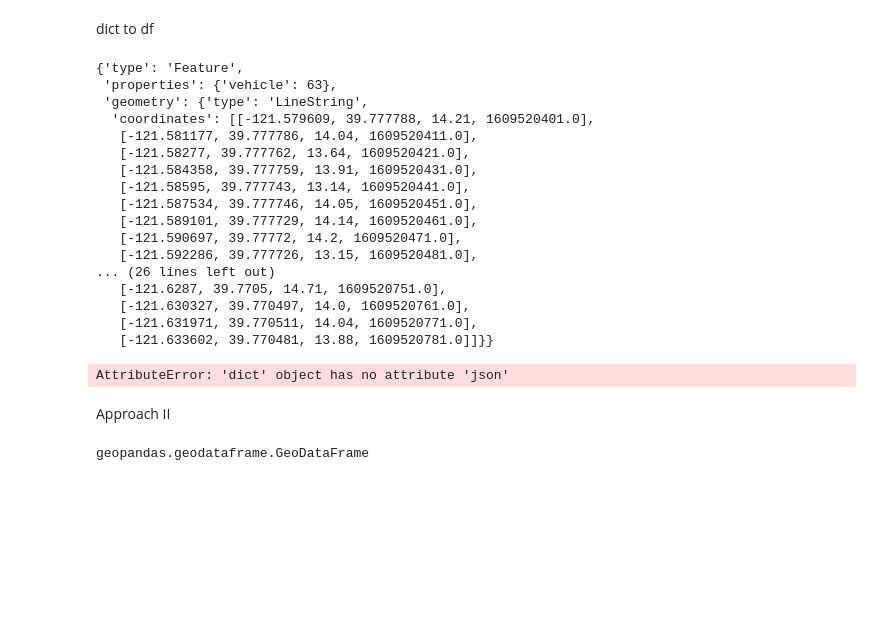
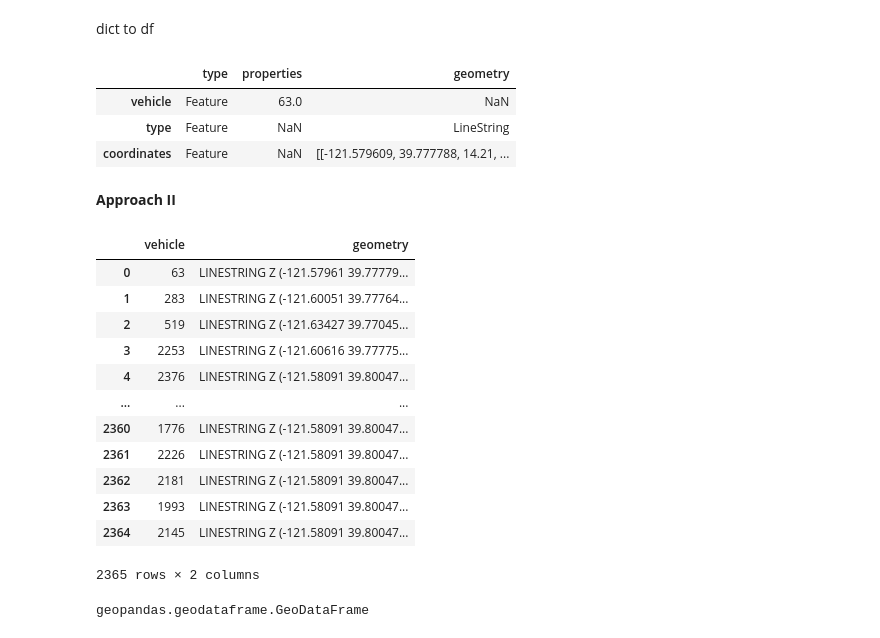
Before and after one commit to d-linnard/CitywideWildfireEvacuationTool, a Jupyter notebook: OSMnx/OSMnx.ipynb, the cells around one changed output. Cells and saved outputs as stored; diff of their text form; code cells hidden in the pictures; blank space fills up the shorter version.

```diff
--- a/OSMnx/OSMnx.ipynb
+++ b/OSMnx/OSMnx.ipynb
@@ -1327,23 +1327,3 @@ dict
 dict to df
 # %%
 a=pd.DataFrame.from_dict(parsed)
-# %%
-a.features[0]
-# %% [output]
-{'type': 'Feature',
- 'properties': {'vehicle': 63},
- 'geometry': {'type': 'LineString',
-  'coordinates': [[-121.579609, 39.777788, 14.21, 1609520401.0],
-   [-121.581177, 39.777786, 14.04, 1609520411.0],
-   [-121.58277, 39.777762, 13.64, 1609520421.0],
-   [-121.584358, 39.777759, 13.91, 1609520431.0],
-   [-121.58595, 39.777743, 13.14, 1609520441.0],
-   [-121.587534, 39.777746, 14.05, 1609520451.0],
-   [-121.589101, 39.777729, 14.14, 1609520461.0],
-   [-121.590697, 39.77772, 14.2, 1609520471.0],
-   [-121.592286, 39.777726, 13.15, 1609520481.0],
-... (26 lines left out)
-   [-121.6287, 39.7705, 14.71, 1609520751.0],
-   [-121.630327, 39.770497, 14.0, 1609520761.0],
-   [-121.631971, 39.770511, 14.04, 1609520771.0],
-   [-121.633602, 39.770481, 13.88, 1609520781.0]]}}
@@ -1352,12 +1330,31 @@ b=json.loads(json.dumps(parsed))
-# %%
-gpd.GeoDataFrame(b.json())
-# %% [output]
-AttributeError: 'dict' object has no attribute 'json'
-# %% [markdown]
-Approach II
+# %%
+pd.DataFrame.from_dict(a.features[0])
+# %% [output]
+|  | type | properties | geometry |
+| vehicle | Feature | 63.0 | NaN |
+| type | Feature | NaN | LineString |
+| coordinates | Feature | NaN | [[-121.579609, 39.777788, 14.21, ... |
+# %% [markdown]
+**Approach II**
 # %%
 TSdf = gpd.read_file('/Users/davidwheeler/Desktop/DataScience/W210/WildfireWatch/UnfoldedData/Trips/fcd_AllVehicles_filtered.geojson',
                     driver='GeoJSON')
+# %%
+TSdf
+# %% [output]
+|  | vehicle | geometry |
+| 0 | 63 | LINESTRING Z (-121.57961 39.77779... |
+| 1 | 283 | LINESTRING Z (-121.60051 39.77764... |
+| 2 | 519 | LINESTRING Z (-121.63427 39.77045... |
+| 3 | 2253 | LINESTRING Z (-121.60616 39.77775... |
+| 4 | 2376 | LINESTRING Z (-121.58091 39.80047... |
+| ... | ... | ... |
+| 2360 | 1776 | LINESTRING Z (-121.58091 39.80047... |
+| 2361 | 2226 | LINESTRING Z (-121.58091 39.80047... |
+| 2362 | 2181 | LINESTRING Z (-121.58091 39.80047... |
+| 2363 | 1993 | LINESTRING Z (-121.58091 39.80047... |
+| 2364 | 2145 | LINESTRING Z (-121.58091 39.80047... |
+2365 rows × 2 columns
 # %%
 type(TSdf)
 # %% [output]
```
Also changed, not shown: parts of 7 cells of this notebook, 1 other file.
